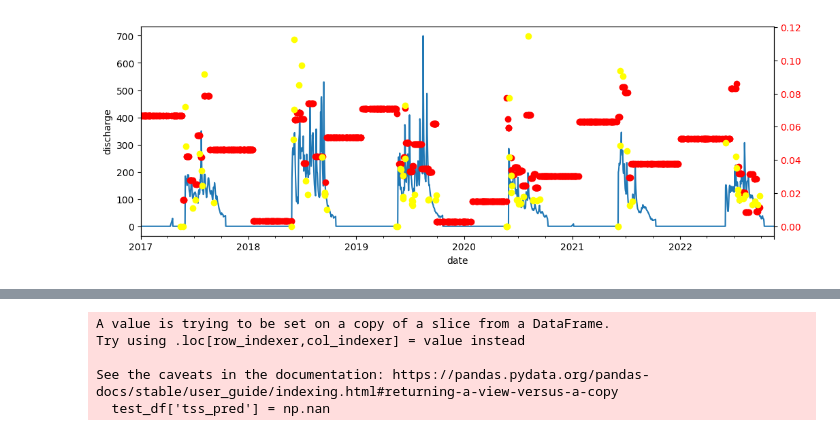
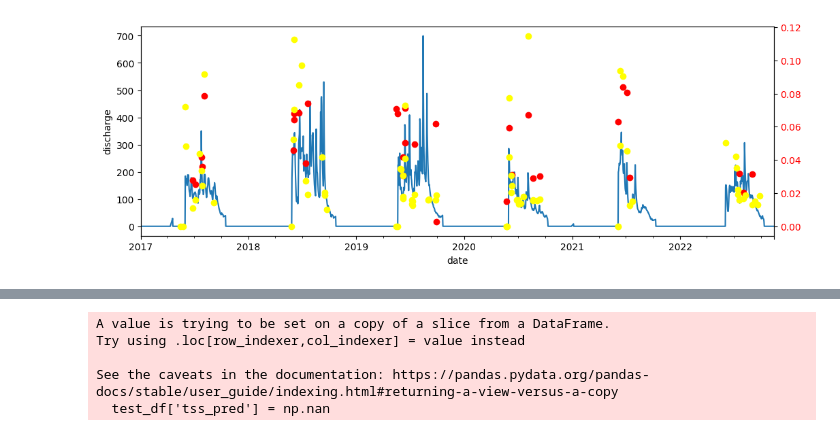
Before and after one commit to Fluvial-UMass/swot-ml, a Jupyter notebook: src/Sag_MTLSTM.ipynb, the cells around one changed output, grey strips where cells are left out. Drawn from its saved outputs; the diff is of its cells as text; code cells hidden in the pictures.

```diff
--- a/src/Sag_MTLSTM.ipynb
+++ b/src/Sag_MTLSTM.ipynb
@@ -34,40 +34,38 @@ df.loc[(df['gage_Q']==0) & (~df['tss'].isna()),'tss'] = 0
 # Drop unused data
 df = df[feature_labels+[target_label]]
 
-df[feature_labels] = df[feature_labels].interpolate('nearest')
-
 # Drop some of the satellite entries to see how it changes our performance.
 obs_indices = np.where(~df['Red'].isna())[0]
 n_obs = len(obs_indices)
 obs_indices = np.random.choice(obs_indices, size=int(n_obs*0.6), replace=False)
 df.iloc[obs_indices,1:-2] = np.nan
 
 # Split the dataset into training and testing sets based on the fixed date
 train_df = df[(df.index > train_start_date) & (df.index < split_date)]
 test_df = df[df.index >= split_date]
 
 
 train_dl, test_dl = get_dataloaders(train_df,
                                     test_df,
                                     features = feature_labels,
                                     target = target_label,
                                     batch_size = batch_size,
                                     sequence_length = sequence_length,
                                     discharge_col = 'gage_Q',
                                     split_time=True)
 
 plt.figure(figsize=(12, 4))
 test_df['gage_Q'].plot()
 plt.ylabel('discharge')
 
 ax2 = plt.gca().twinx()
 test_df['Nir'].plot(ax=ax2,linestyle='None',marker='o',color='red')
 test_df['tss'].plot(ax=ax2,linestyle='None',marker='o',color='yellow')
 # ax2.set_ylabel('Nir', color='r')
 ax2.tick_params(axis='y', labelcolor='r')
 plt.show()
 # %% [output]
-[figure, old version]
+[figure, new version]
 # %%
 importlib.reload(models)
 importlib.reload(train)
```
Also changed, not shown: parts of 2 cells of this notebook, 1 other file.
